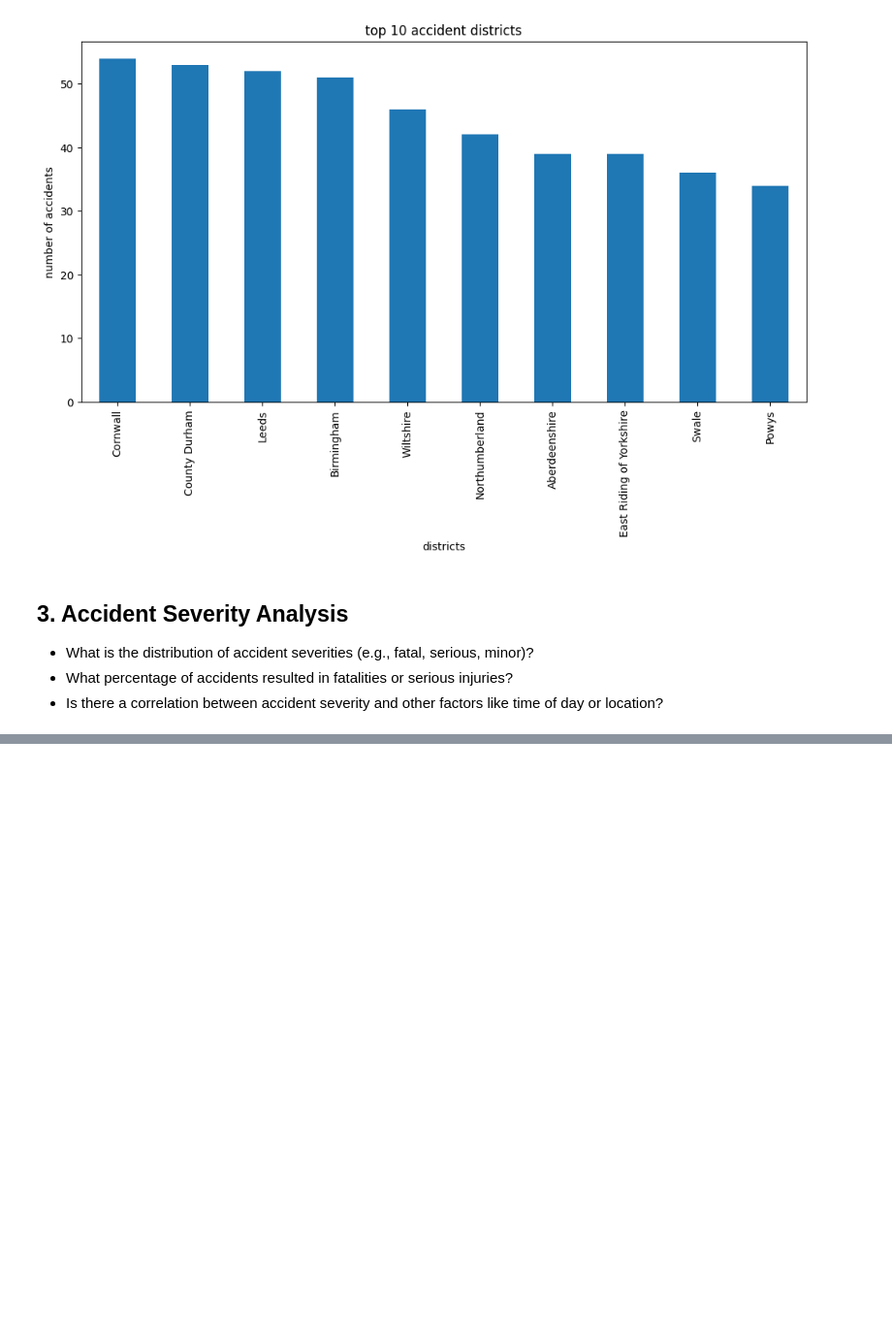
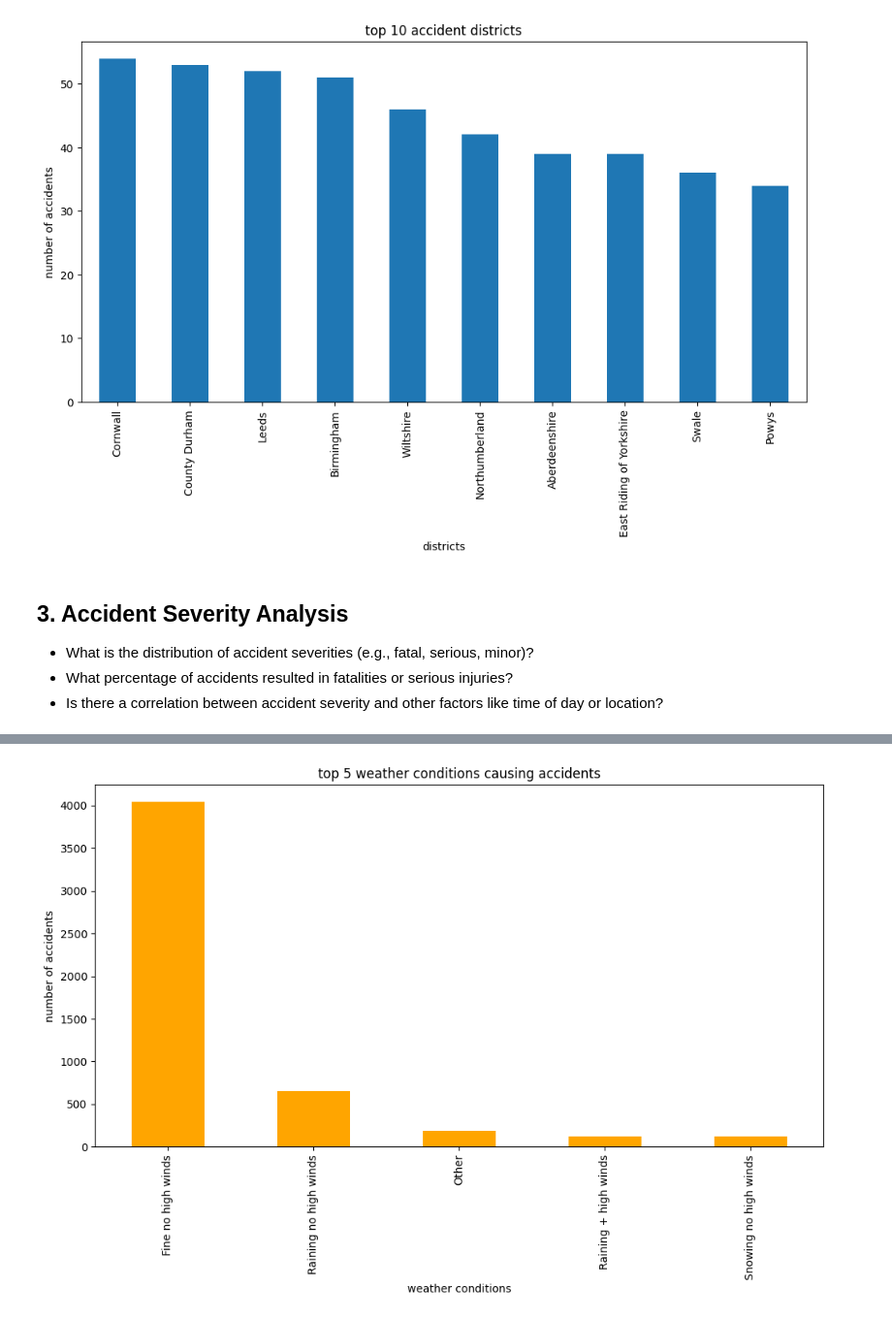
Before and after one commit to rana-desu/fds-assignments, a Jupyter notebook: road-accident.ipynb, the cells around one changed output, grey strips where cells are left out. Shown: that part at 97% size. Cells and saved outputs as stored; diff of their text form; code cells hidden in the pictures; blank space fills up the shorter version.

```diff
--- a/road-accident.ipynb
+++ b/road-accident.ipynb
@@ -100,0 +114,4 @@ plt.show()
+# %%
+# fetches the frequency of accidents for the top 5 weather conditions, describing the relation
+weather_accidents = dataframe["Weather_Conditions"].value_counts().head(5)
+print(f"correlation of weather conditions and accident occurences: \n{weather_accidents}")
@@ -100,0 +127,10 @@ plt.show()
+# %%
+# plotting a bar-graph for the same
+plt.figure(figsize=(12, 6))
+weather_accidents.plot(kind="bar", color="orange")
+plt.title("top 5 weather conditions causing accidents")
+plt.xlabel("weather conditions")
+plt.ylabel("number of accidents")
+plt.show()
+# %% [output]
+[figure, added]
```
Also changed, not shown: parts of 9 cells of this notebook.
